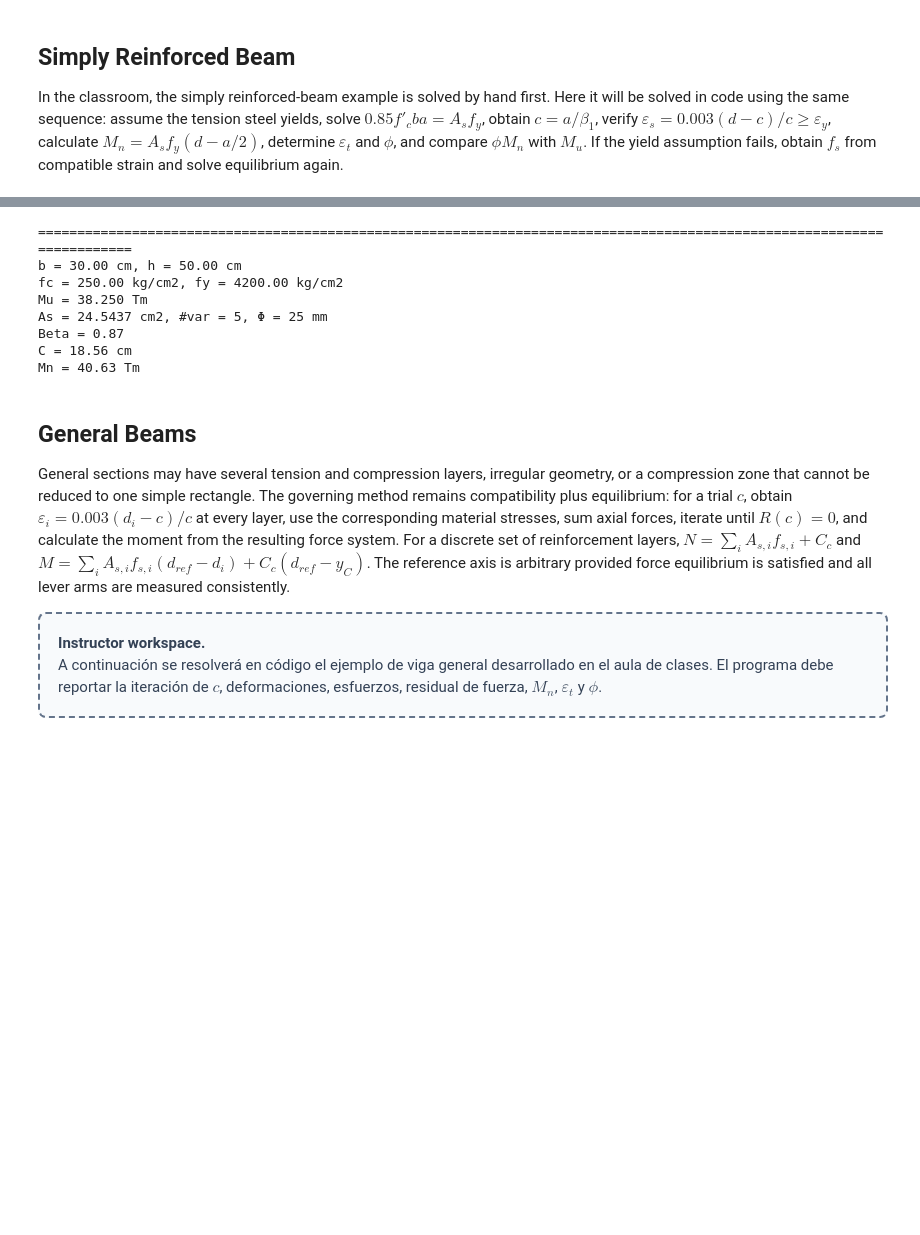
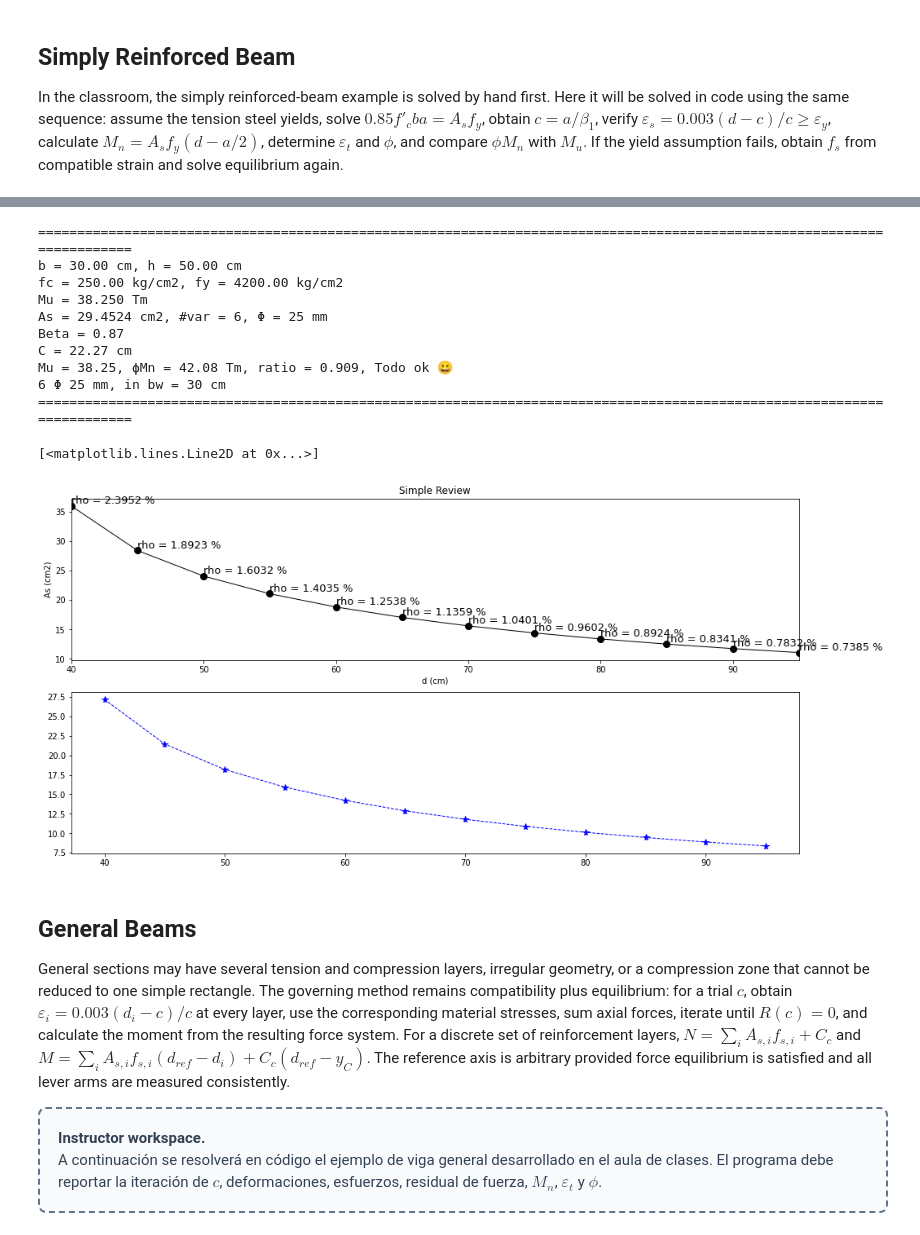
Before and after one commit to Normando1945/Repo_ConcreteII_Desing, a Jupyter notebook: Markdowns/03_Flexural_Strength_Design.ipynb, the cells around one changed output, grey strips where cells are left out. Saved outputs shown, nothing was run; the diff lists cells and outputs as text; code cells hidden in the pictures; blank space fills up the shorter version.

```diff
--- a/Markdowns/03_Flexural_Strength_Design.ipynb
+++ b/Markdowns/03_Flexural_Strength_Design.ipynb
@@ -183,6 +183,7 @@ rec = 2.5
 
 diam = 2.5
 Mu = 38.25 * 1e5
+fiM = 0.9
 
 ### Calculations
 if fc <= 2800:
@@ -194,12 +195,12 @@ if fc <= 2800:
 
 d = h -rec
 
-As = 0.85 * fc * b / fy * (d - np.sqrt(d**(2) - (2*Mu)/(0.85*fc*b)))
+As = 0.85 * fc * b / fy * (d - np.sqrt(d**(2) - (2*Mu / fiM)/(0.85*fc*b)))
 num_var = np.ceil(As / (np.pi*diam**(2)/4))
 As = num_var * (np.pi*diam**(2)/4)
 C = (fy*As) / (Beta*0.85*fc*b)
 
-Mn = As*fy * (d - (As*fy)/(1.70*fc*b))
+fiMn = fiM * (As*fy * (d - (As*fy)/(1.70*fc*b)))
 
 print('='*120)
 print(f'b = {b:.2f} cm, h = {h:.2f} cm')
@@ -208,16 +209,54 @@ print(f'Mu = {Mu/1e5:.3f} Tm')
 print(f'As = {As:.4f} cm2, #var = {num_var:.0f}, Φ = {diam*10:.0f} mm')
 print(f'Beta = {Beta:.2f}')
 print(f'C = {C:.2f} cm')
-print(f'Mn = {Mn / 1e5:.2f} Tm')
+if fiMn >= Mu:
+    print(f'Mu = {Mu / 1e5:.2f}, ϕMn = {fiMn  / 1e5:.2f} Tm, ratio = {Mu / fiMn:.3f}, Todo ok 😀')
+    print(f'{num_var:.0f} Φ {diam * 10:.0f} mm, in bw = {b} cm')
+else:
+    print(f'Mu = {Mu / 1e5:.2f}, ϕMn = {fiMn  / 1e5:.2f} Tm, ratio = {Mu / fiMn:.3f}, Todo mal 😨😨😨')
+    print()
+
+print('='*120)
 # %% [output]
 ========================================================================================================================
 b = 30.00 cm, h = 50.00 cm
 fc = 250.00 kg/cm2, fy = 4200.00 kg/cm2
 Mu = 38.250 Tm
-As = 24.5437 cm2, #var = 5, Φ = 25 mm
+As = 29.4524 cm2, #var = 6, Φ = 25 mm
 Beta = 0.87
-C = 18.56 cm
-Mn = 40.63 Tm
+C = 22.27 cm
+Mu = 38.25, ϕMn = 42.08 Tm, ratio = 0.909, Todo ok 😀
+6 Φ 25 mm, in bw = 30 cm
+========================================================================================================================
+# %%
+As = []
+dd = []
+C = []
+ro = []
+
+for d in np.arange(40,100,5):
+    As.append(0.85 * fc * b / fy * (d - np.sqrt(d**(2) - (2*Mu / fiM)/(0.85*fc*b))))
+    dd.append(d)
+    C.append((fy*(0.85 * fc * b / fy * (d - np.sqrt(d**(2) - (2*Mu / fiM)/(0.85*fc*b))))) / (Beta*0.85*fc*b))
+    ro.append(0.85 * fc * b / fy * (d - np.sqrt(d**(2) - (2*Mu / fiM)/(0.85*fc*b))) / (b*h))
+
+fig, ax = plt.subplots(2,1,figsize = (16,8))
+ax[0].plot(dd, As, ls = '-', lw = 1, marker = 'o', markersize = 8, color = (0,0,0), label = 'd vs As')
+
+for d_i, As_i, ro_i in zip(dd, As, ro):
+    ax[0].text(
+        d_i, As_i, f'rho = {ro_i * 100:.4f} %',
+        ha='left', va='bottom', fontsize = 13)
+
+ax[0].set_title('Simple Review')
+ax[0].set_xlabel('d (cm)')
+ax[0].set_ylabel('As (cm2)')
+ax[0].set_xlim(np.min(dd), np.max(dd))
+
+ax[1].plot(dd, C, ls = '--', lw = 1, marker = '*', markersize = 8, color = (0,0,1), label = 'd vs C')
+# %% [output]
+[<matplotlib.lines.Line2D at 0x...>]
+[figure, added]
 # %% [markdown]
 ## General Beams
 
```
